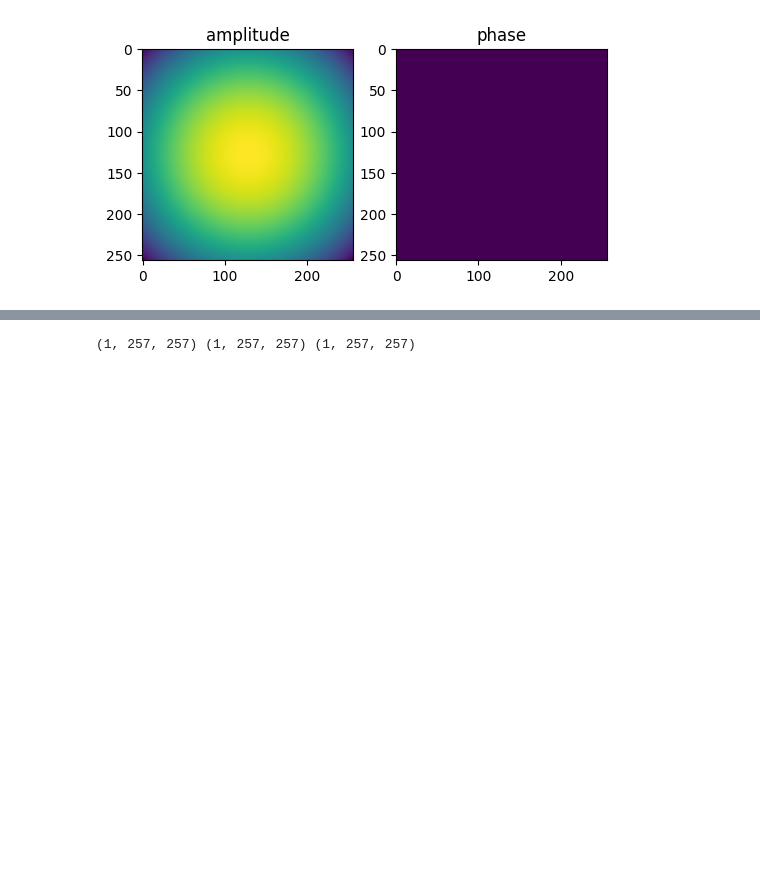
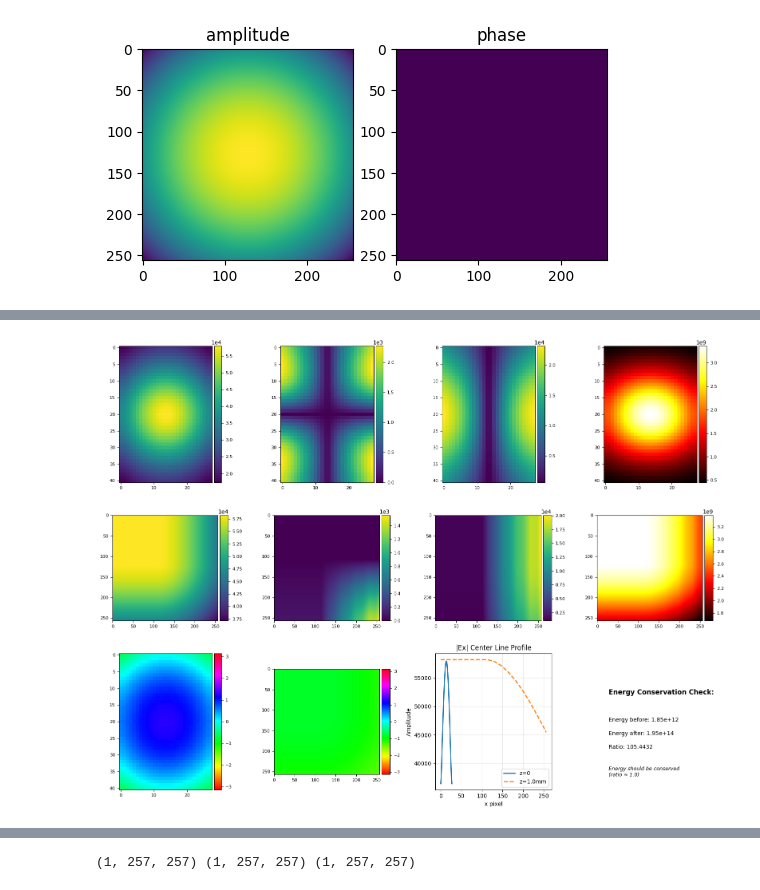
Before and after one commit to BillZhucn/DFlat, a Jupyter notebook: scripts/demo.ipynb, the cells around one changed output, grey strips where cells are left out. Saved outputs shown, nothing was run; the diff lists cells and outputs as text; code cells hidden in the pictures; blank space fills up the shorter version.

```diff
--- a/scripts/demo.ipynb
+++ b/scripts/demo.ipynb
@@ -83,0 +116,20 @@ Final error: 3.75e-02
+# %%
+df = load_field_table("test_field_data.txt")  # Load pre-saved field table for propagation test
+print(df)
+
+Ex = df["ExRe [V/m]"] + 1j*df["ExIm [V/m]"]
+Ey = df["EyRe [V/m]"] + 1j*df["EyIm [V/m]"]
+Ez = df["EzRe [V/m]"] + 1j*df["EzIm [V/m]"]
+
+# Reshape to 2D arrays based on x and y coordinates
+x_unique = df["x [um]"].unique()
+y_unique = df["y [um]"].unique()
+ny = len(y_unique)
+nx = len(x_unique)
+
+Ex = Ex.values.reshape(ny, nx)
+Ey = Ey.values.reshape(ny, nx)
+Ez = Ez.values.reshape(ny, nx)
+
+print(f"Field shapes: Ex={Ex.shape}, Ey={Ey.shape}, Ez={Ez.shape}")
+print(f"Grid dimensions: {nx} x positions, {ny} y positions")
@@ -83,0 +298,75 @@ Final error: 3.75e-02
+# %%
+# Visualize the field before and after propagation
+fig, ax = plt.subplots(3, 4, figsize=(16, 12))
+
+# Row 1: Original field amplitudes at z=0
+ax[0,0].imshow(np.abs(Ex), cmap='viridis')
+ax[0,0].set_title('|Ex| at z=0')
+mp_format.format_plot(fig, ax[0,0], addcolorbar=True, setAspect="equal")
+
+ax[0,1].imshow(np.abs(Ey), cmap='viridis')
+ax[0,1].set_title('|Ey| at z=0')
+mp_format.format_plot(fig, ax[0,1], addcolorbar=True, setAspect="equal")
+
+ax[0,2].imshow(np.abs(Ez), cmap='viridis')
+ax[0,2].set_title('|Ez| at z=0')
+mp_format.format_plot(fig, ax[0,2], addcolorbar=True, setAspect="equal")
+
+ax[0,3].imshow(np.abs(Ex)**2 + np.abs(Ey)**2 + np.abs(Ez)**2, cmap='hot')
+ax[0,3].set_title('Total Intensity at z=0')
+mp_format.format_plot(fig, ax[0,3], addcolorbar=True, setAspect="equal")
+
+# Row 2: Propagated field amplitudes at distance d
+ax[1,0].imshow(np.abs(Ex_prop), cmap='viridis')
+ax[1,0].set_title(f'|Ex| at z={d*1e3:.2f}mm')
+mp_format.format_plot(fig, ax[1,0], addcolorbar=True, setAspect="equal")
+
+ax[1,1].imshow(np.abs(Ey_prop), cmap='viridis')
+ax[1,1].set_title(f'|Ey| at z={d*1e3:.2f}mm')
+mp_format.format_plot(fig, ax[1,1], addcolorbar=True, setAspect="equal")
+
+ax[1,2].imshow(np.abs(Ez_prop), cmap='viridis')
+ax[1,2].set_title(f'|Ez| at z={d*1e3:.2f}mm')
+mp_format.format_plot(fig, ax[1,2], addcolorbar=True, setAspect="equal")
+
+ax[1,3].imshow(np.abs(Ex_prop)**2 + np.abs(Ey_prop)**2 + np.abs(Ez_prop)**2, cmap='hot')
+ax[1,3].set_title(f'Total Intensity at z={d*1e3:.2f}mm')
+mp_format.format_plot(fig, ax[1,3], addcolorbar=True, setAspect="equal")
+
+# Row 3: Phase information
+ax[2,0].imshow(np.angle(Ex), cmap='hsv', vmin=-np.pi, vmax=np.pi)
+ax[2,0].set_title('Phase of Ex at z=0')
+mp_format.format_plot(fig, ax[2,0], addcolorbar=True, setAspect="equal")
+
+ax[2,1].imshow(np.angle(Ex_prop), cmap='hsv', vmin=-np.pi, vmax=np.pi)
+ax[2,1].set_title(f'Phase of Ex at z={d*1e3:.2f}mm')
+mp_format.format_plot(fig, ax[2,1], addcolorbar=True, setAspect="equal")
+
+# Plot center line profiles
+center_y = Ex.shape[0] // 2
+ax[2,2].plot(np.abs(Ex[center_y, :]), label='z=0', linewidth=2)
+ax[2,2].plot(np.abs(Ex_prop[center_y, :]), label=f'z={d*1e3:.1f}mm', linewidth=2, linestyle='--')
+ax[2,2].set_title('|Ex| Center Line Profile')
+ax[2,2].set_xlabel('x pixel')
+ax[2,2].set_ylabel('Amplitude')
+ax[2,2].legend()
+ax[2,2].grid(True, alpha=0.3)
+
+# Energy conservation check
+energy_before = np.sum(np.abs(Ex)**2 + np.abs(Ey)**2 + np.abs(Ez)**2)
+energy_after = np.sum(np.abs(Ex_prop)**2 + np.abs(Ey_prop)**2 + np.abs(Ez_prop)**2)
+energy_ratio = energy_after / energy_before
+
+ax[2,3].text(0.1, 0.7, f'Energy Conservation Check:', fontsize=12, fontweight='bold')
+ax[2,3].text(0.1, 0.5, f'Energy before: {energy_before:.2e}', fontsize=10)
+ax[2,3].text(0.1, 0.4, f'Energy after: {energy_after:.2e}', fontsize=10)
+ax[2,3].text(0.1, 0.3, f'Ratio: {energy_ratio:.4f}', fontsize=10)
+ax[2,3].text(0.1, 0.1, f'Energy should be conserved\n(ratio ≈ 1.0)', fontsize=9, style='italic')
+ax[2,3].axis('off')
+
+plt.tight_layout()
+plt.show()
+
+print(f"\nEnergy conservation: {energy_ratio:.6f} (should be close to 1.0)")
+# %% [output]
+[figure, added]
```
Also changed, not shown: parts of 23 cells of this notebook, 18 other files.
